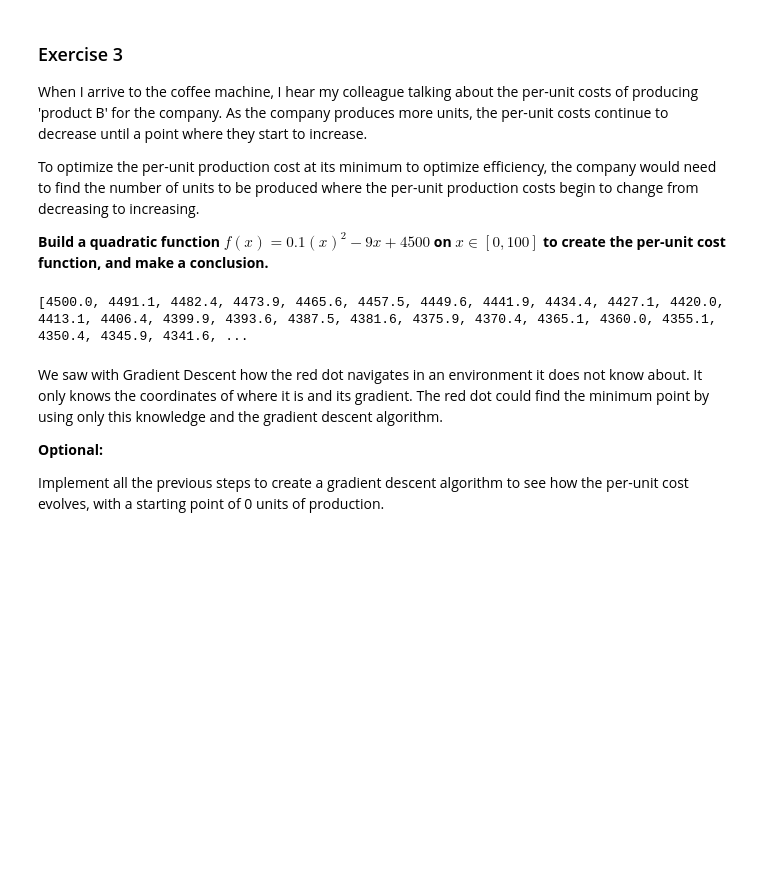
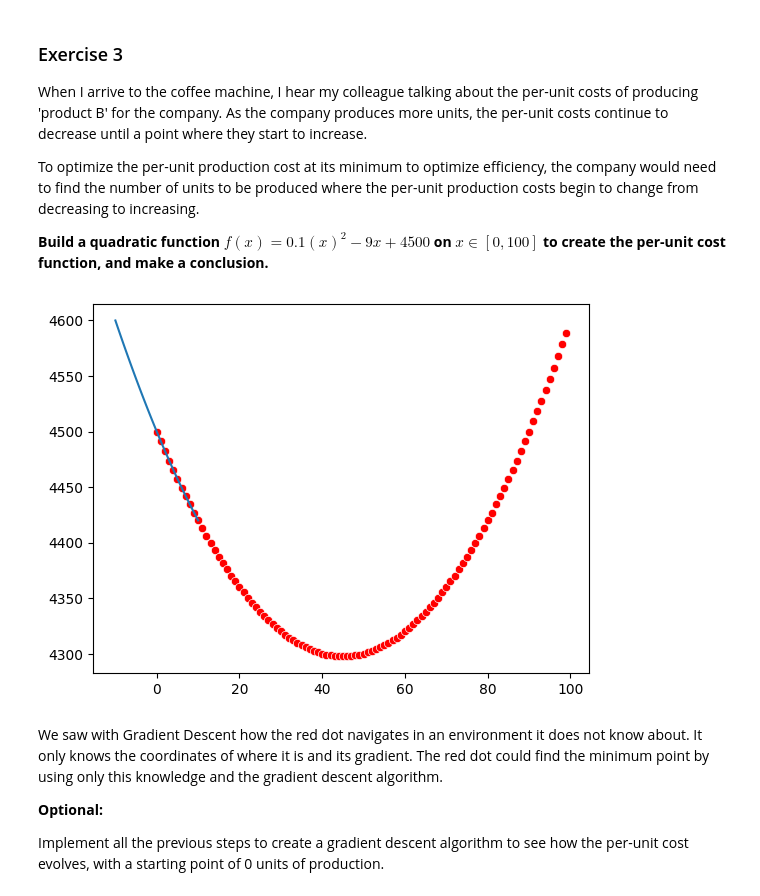
Before and after one commit to mgnorero/calculus-and-algebra-problems-with-python, a Jupyter notebook: notebook/problems.ipynb, the cells around one changed output. Drawn from its saved outputs; the diff is of its cells as text; code cells hidden in the pictures; blank space fills up the shorter version.

```diff
--- a/notebook/problems.ipynb
+++ b/notebook/problems.ipynb
@@ -272,28 +272,17 @@ To optimize the per-unit production cost at its minimum to optimize efficiency,
 
 **Build a quadratic function $f(x)=0.1(x)^2−9x +4500$ on $x∈[0,100]$ to create the per-unit cost function, and make a conclusion.**
 # %%
+# Define the function
+def cost_per_unit(x):
+    return 0.1*(x**2)-(9*x)+4500
+
+
 # Define and plot the function
 import pandas as pd
 numbs = [_ for _ in range(0,100)]
-costs= []
-def per_unit_cost(x):
-    data = {}
-    for _ in x:
-        cost = 0.1*_**2-(9*_)+4500
-        data[_]=cost
-        costs.append(cost)
-#    return data
-    return list(costs)
-#per_unit_data = per_unit_cost(numbs)
-#cost_per_unit_df = pd.DataFrame(per_unit_data.items(), columns=["units","price"], index=None)
-#print(cost_per_unit_df)
-#previews_to_lowest = cost_per_unit_df.loc[cost_per_unit_df.units == 44]
-#print(f"Previews to lowest price per unit: {previews_to_lowest}")
-#lowest_price = cost_per_unit_df.loc[cost_per_unit_df.price == min(cost_per_unit_df.price)]
-#print(f"Lowest price per unit: {lowest_price}")
-#next_to_lowest = cost_per_unit_df.loc[cost_per_unit_df.units == 46]
-#print(f"Next to lowest price per unit: {next_to_lowest}")
-print(per_unit_cost(numbs))
-numeros_resultantes = per_unit_cost(numbs)
+
+
+
+visualize(cost_per_unit, x=numbs)
 # %% [output]
-[4500.0, 4491.1, 4482.4, 4473.9, 4465.6, 4457.5, 4449.6, 4441.9, 4434.4, 4427.1, 4420.0, 4413.1, 4406.4, 4399.9, 4393.6, 4387.5, 4381.6, 4375.9, 4370.4, 4365.1, 4360.0, 4355.1, 4350.4, 4345.9, 4341.6, ...
+[figure, added]
```
Also changed, not shown: parts of 5 cells of this notebook.
